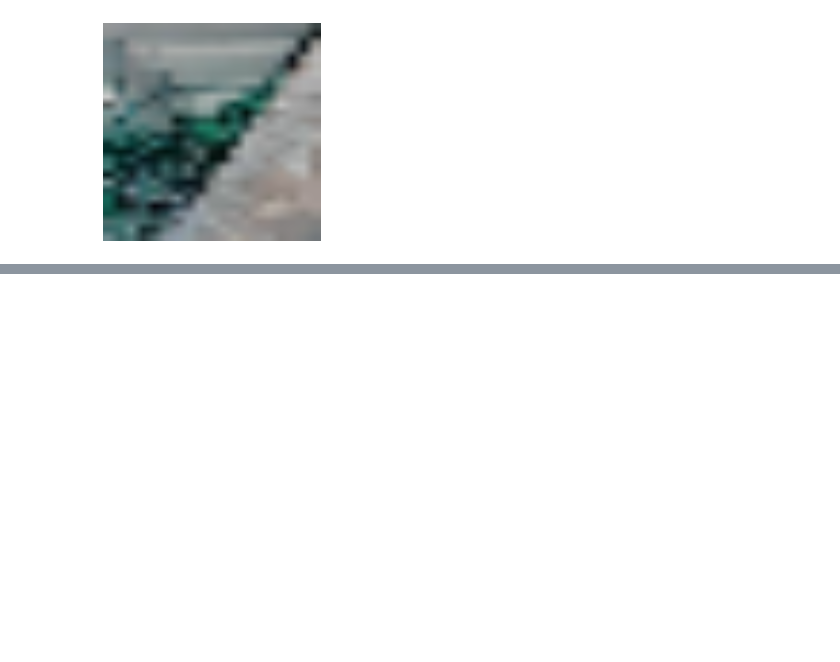
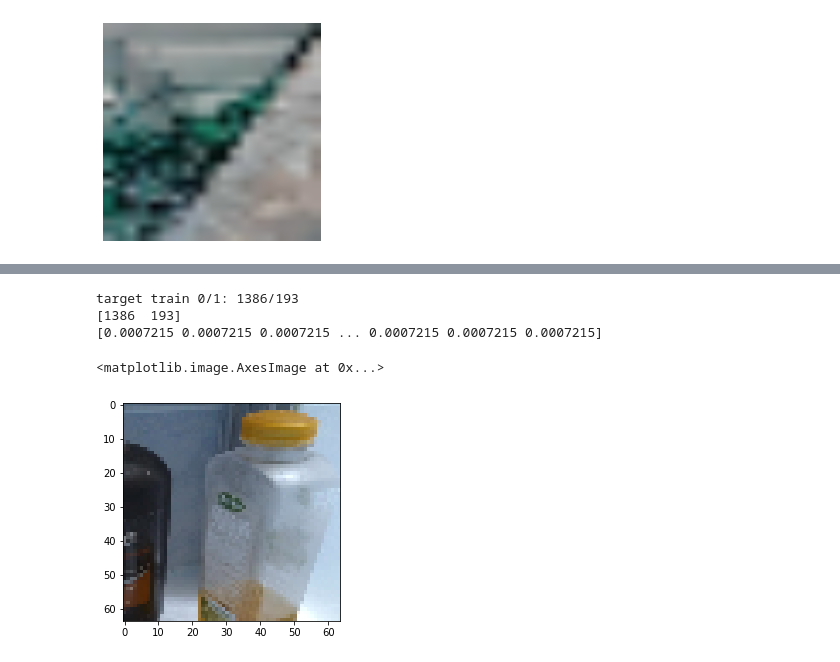
Before and after one commit to marcoplacenti/DeepLearning-in-ComputerVision, a Jupyter notebook: project-1.2/object_detection.ipynb, the cells around one changed output, grey strips where cells are left out. Saved outputs shown, nothing was run; the diff lists cells and outputs as text; code cells hidden in the pictures; blank space fills up the shorter version.

```diff
--- a/project-1.2/object_detection.ipynb
+++ b/project-1.2/object_detection.ipynb
@@ -353,0 +306,28 @@ data[1]
+# %%
+import torch
+
+d = data[0]
+labels = data[1]
+target_back_or_not = []
+for i in labels:
+    if i == 'background': target_back_or_not.append(0)
+    else: target_back_or_not.append(1)
+target_back_or_not = np.array(target_back_or_not)
+
+print('target train 0/1: {}/{}'.format(
+    len(np.where(target_back_or_not == 0)[0]), len(np.where(target_back_or_not == 1)[0])))
+
+class_sample_count = np.array(
+    [len(np.where(target_back_or_not == t)[0]) for t in np.unique(target_back_or_not)])
+
+print(class_sample_count)
+weight = 1. / class_sample_count
+samples_weight = np.array([weight[t] for t in target_back_or_not])
+print(samples_weight)
+samples_weight = torch.from_numpy(samples_weight)
+samples_weigth = samples_weight.double()
+sampler = WeightedRandomSampler(samples_weight, len(samples_weight))
+# %% [output]
+target train 0/1: 1386/193
+[1386  193]
+[0.0007215 0.0007215 0.0007215 ... 0.0007215 0.0007215 0.0007215]
@@ -353,0 +369,39 @@ data[1]
+# %%
+train_label = np.load(dataset_path + 'train_labels.npy',allow_pickle=True)
+train_data = np.load(dataset_path + 'train_images.npy',allow_pickle=True)
+
+validation_label = np.load(dataset_path + 'val_labels.npy',allow_pickle=True)
+validation_data = np.load(dataset_path + 'val_images.npy',allow_pickle=True)
+# %%
+train_dataset = []
+for i in range(len(train_data)):
+    train_dataset = train_dataset + train_data[i]
+
+train_labelset = []
+for i in range(len(train_label)):
+    train_labelset = train_labelset + train_label[i]
+
+final_train_data = []
+for index_im, im in enumerate(train_dataset):
+    image = Image.fromarray(np.uint8(im))
+    #print(image)
+    final_train_data.append((transform(image),train_labelset[index_im]))
+
+validation_dataset = []
+for i in range(len(validation_data)):
+    validation_dataset = validation_dataset + validation_data[i]
+
+validation_labelset = []
+for i in range(len(validation_label)):
+    validation_labelset = validation_labelset + validation_label[i]
+
+final_validation_data = []
+for index_im, im in enumerate(validation_dataset):
+    image = Image.fromarray(np.uint8(im))
+    final_validation_data.append((transform(image),validation_labelset[index_im]))
+# %%
+import matplotlib.pyplot as plt
+plt.imshow(train_dataset[313])
+# %% [output]
+<matplotlib.image.AxesImage at 0x...>
+[figure, added]
```
Also changed, not shown: parts of 10 cells of this notebook.
